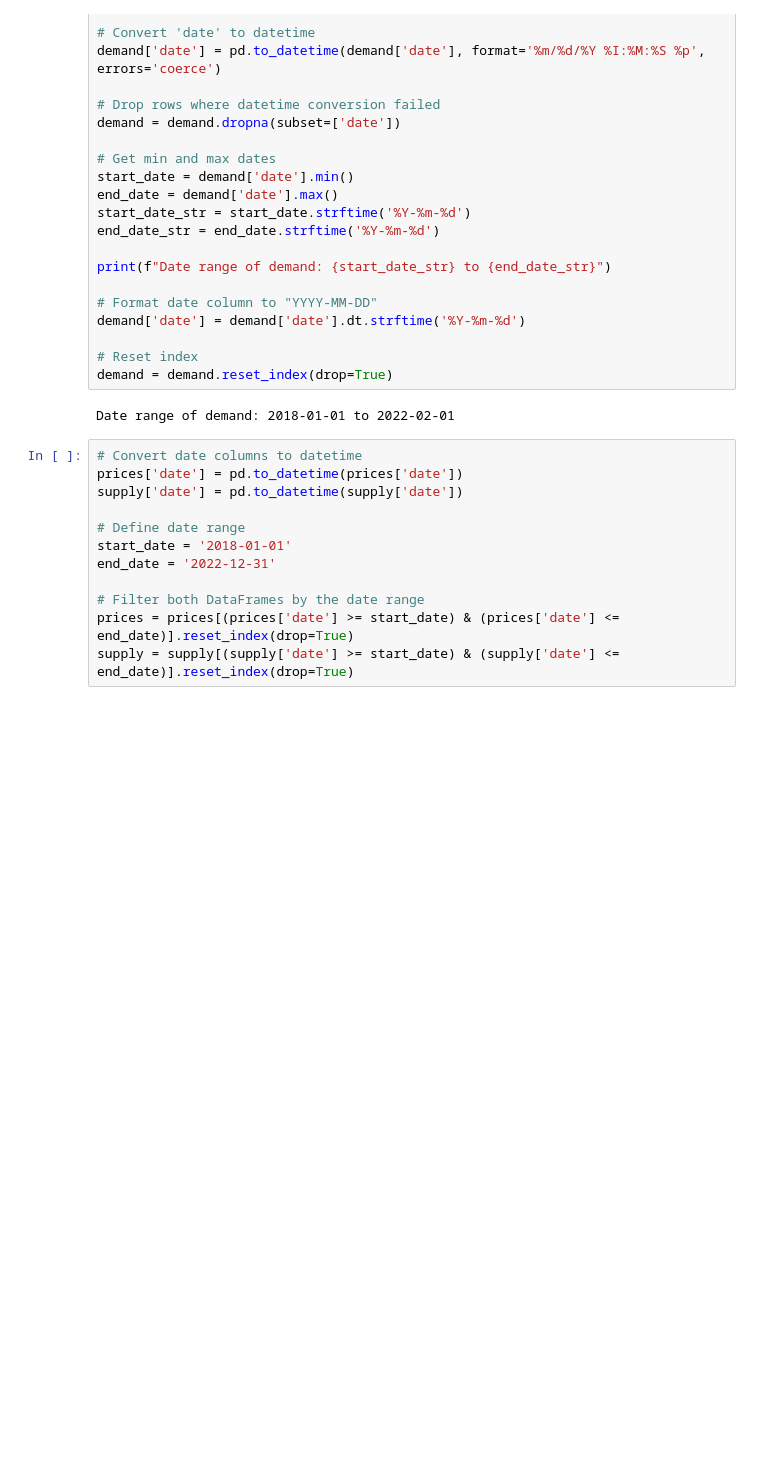
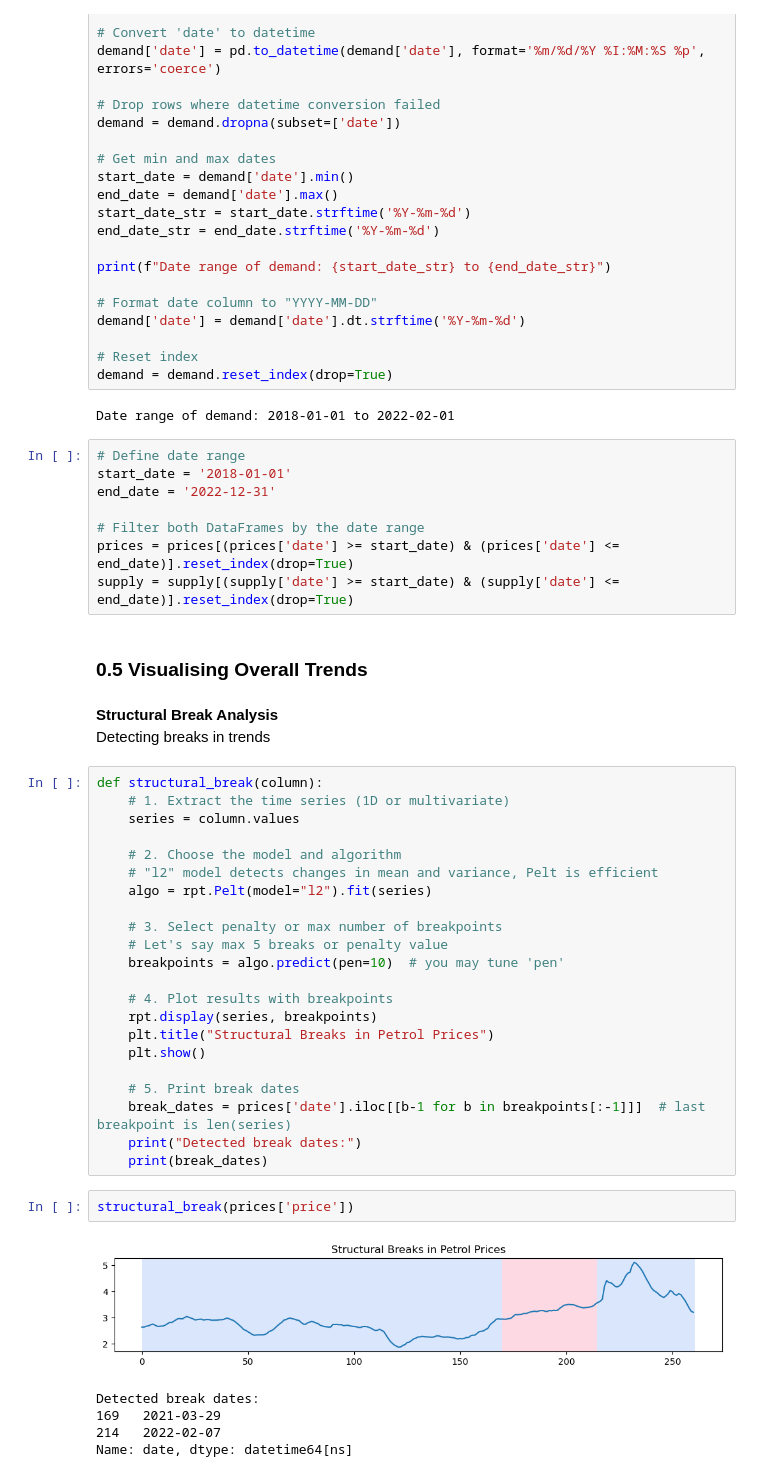
Before and after one commit to zenbean/Citadel-Women-s-Datathon-2025, a Jupyter notebook: consumer.ipynb, the cells around one changed output. Cells and saved outputs as stored; diff of their text form; blank space fills up the shorter version.

```diff
--- a/consumer.ipynb
+++ b/consumer.ipynb
@@ -156,10 +155,6 @@ demand = demand.reset_index(drop=True)
 # %% [output]
 Date range of demand: 2018-01-01 to 2022-02-01
 # %%
-# Convert date columns to datetime
-prices['date'] = pd.to_datetime(prices['date'])
-supply['date'] = pd.to_datetime(supply['date'])
-
 # Define date range
 start_date = '2018-01-01'
 end_date = '2022-12-31'
@@ -167,3 +162,38 @@ end_date = '2022-12-31'
 # Filter both DataFrames by the date range
 prices = prices[(prices['date'] >= start_date) & (prices['date'] <= end_date)].reset_index(drop=True)
 supply = supply[(supply['date'] >= start_date) & (supply['date'] <= end_date)].reset_index(drop=True)
+# %% [markdown]
+### **0.5 Visualising Overall Trends**
+# %% [markdown]
+**Structural Break Analysis**
+Detecting breaks in trends
+# %%
+def structural_break(column):
+    # 1. Extract the time series (1D or multivariate)
+    series = column.values
+
+    # 2. Choose the model and algorithm
+    # "l2" model detects changes in mean and variance, Pelt is efficient
+    algo = rpt.Pelt(model="l2").fit(series)
+
+    # 3. Select penalty or max number of breakpoints
+    # Let's say max 5 breaks or penalty value
+    breakpoints = algo.predict(pen=10)  # you may tune 'pen'
+
+    # 4. Plot results with breakpoints
+    rpt.display(series, breakpoints)
+    plt.title("Structural Breaks in Petrol Prices")
+    plt.show()
+
+    # 5. Print break dates
+    break_dates = prices['date'].iloc[[b-1 for b in breakpoints[:-1]]]  # last breakpoint is len(series)
+    print("Detected break dates:")
+    print(break_dates)
+# %%
+structural_break(prices['price'])
+# %% [output]
+[figure, added]
+Detected break dates:
+169   2021-03-29
+214   2022-02-07
+Name: date, dtype: datetime64[ns]
```
Also changed, not shown: parts of 29 cells of this notebook.
